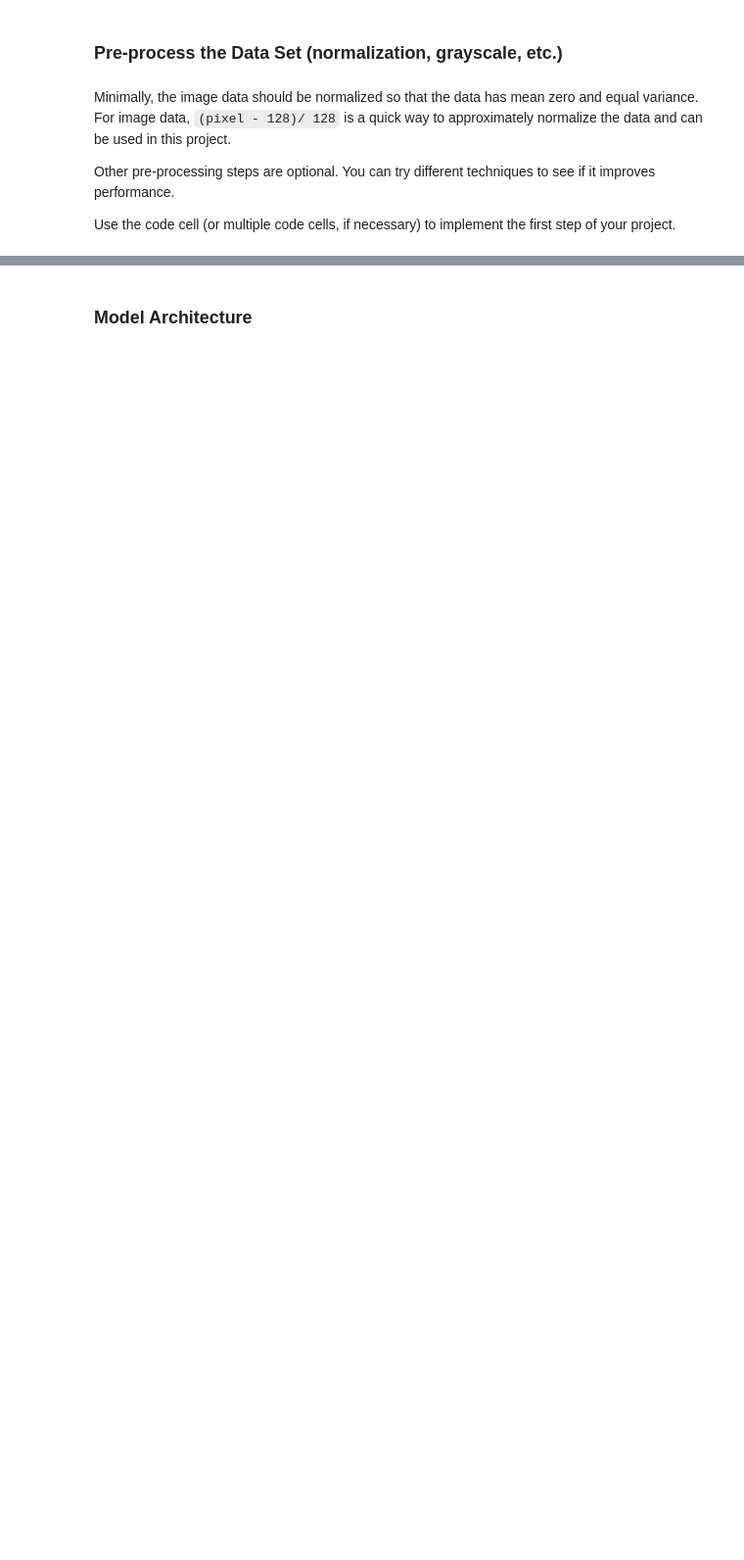
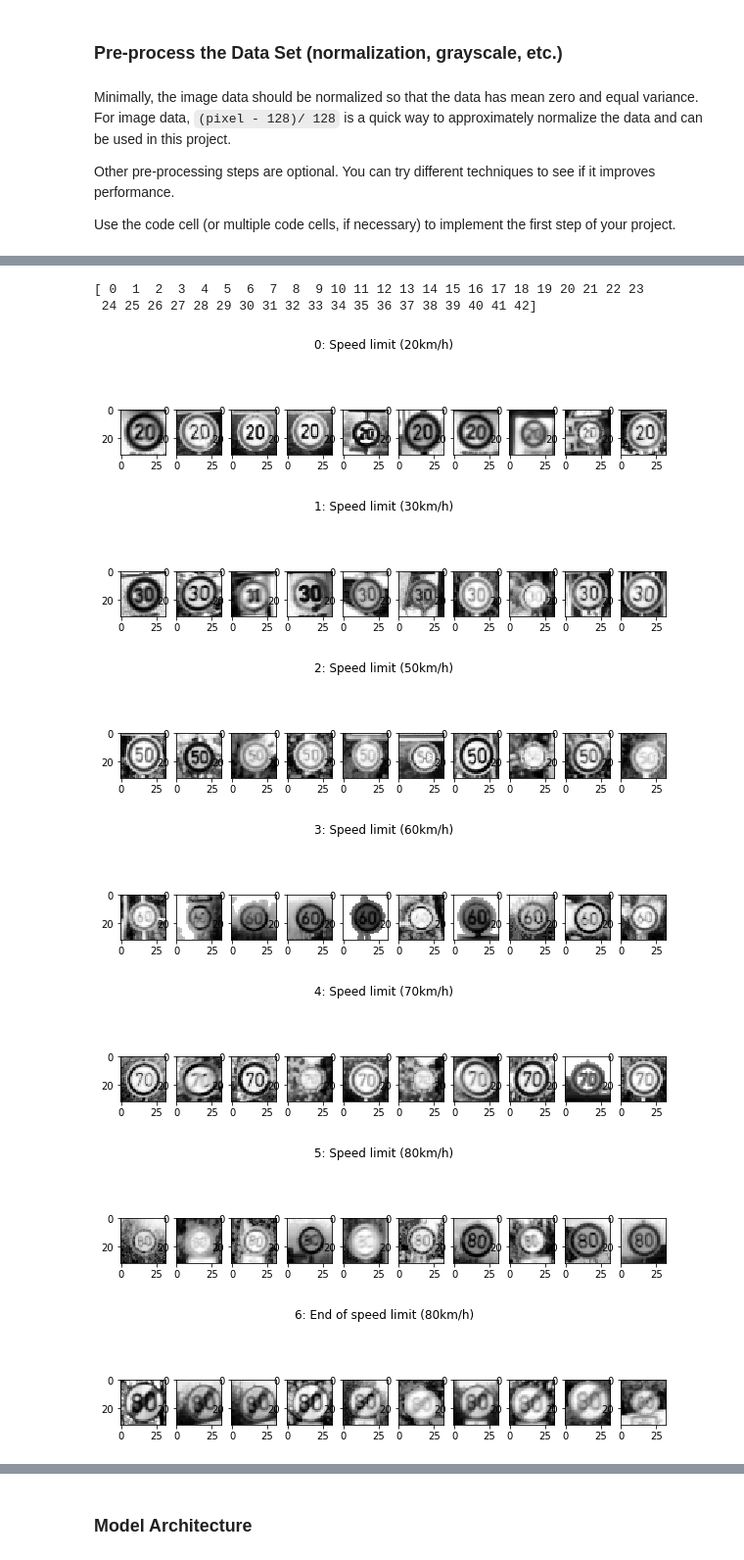
Before and after one commit to aziuol/CarND-Traffic-Sign-Classifier-Project, a Jupyter notebook: Traffic_Sign_Classifier.ipynb, the cells around one changed output, grey strips where cells are left out. Shown at 98% size. Cells and saved outputs as stored; diff of their text form; code cells hidden in the pictures; blank space fills up the shorter version.

```diff
--- a/Traffic_Sign_Classifier.ipynb
+++ b/Traffic_Sign_Classifier.ipynb
@@ -485,0 +546,19 @@ display_signs(X_train_extended, y_train_extended, traffic_sign['SignName'], )
+# %%
+# X_train & y_train extention
+print(f'X_train & y_train extention')
+
+print(f'X_train {len(X_train)}')
+print(f'y_train {len(y_train)}')
+
+X_train_augmented, y_train_augmented = extend_unbalanced(X_train, traffic_sign['Num_New_Augmented_images'])
+X_train_extended = np.append(X_train, X_train_augmented, axis = 0)
+y_train_extended = np.append(y_train, y_train_augmented, axis = 0)
+
+#X_train_extended = X_train
+#y_train_extended = y_train
+
+# print(X_train_extended.shape)
+# print(y_train_extended.shape)
+
+print(f'X_train_extended {len(X_train_extended)}')
+print(f'y_train_extended {len(y_train_extended)}')
@@ -487,0 +574,14 @@ display_signs(X_train, y_train, traffic_sign['SignName'])
+# %%
+print('Normalizing/grayscale the extended Training Images...')
+X_train_processed = normalized_image(X_train_extended)
+y_train_processed = y_train_extended
+
+print('Normalizing/grayscale the Validation Images...')
+X_valid_processed = normalized_image(X_valid)
+y_valid_processed = y_valid
+
+print('Normalizing/grayscale the Test Images...')
+X_test_processed = normalized_image(X_test)
+y_test_processed = y_test
+
+print("All Done normalising  images!")
@@ -488,2 +627,12 @@ display_signs(X_train, y_train, traffic_sign['SignName'])
 # %%
-display_signs(X_train_extended_with_augment, y_train_extended_with_augment, traffic_sign['SignName'])
+display_signs(X_train_processed, y_train_processed, traffic_sign['SignName'], gray=True)
+# %% [output]
+[ 0  1  2  3  4  5  6  7  8  9 10 11 12 13 14 15 16 17 18 19 20 21 22 23
+ 24 25 26 27 28 29 30 31 32 33 34 35 36 37 38 39 40 41 42]
+[figure, added]
+[figure, added]
+[figure, added]
+[figure, added]
+[figure, added]
+[figure, added]
+[figure, added]
```
Also changed, not shown: parts of 85 cells of this notebook.
